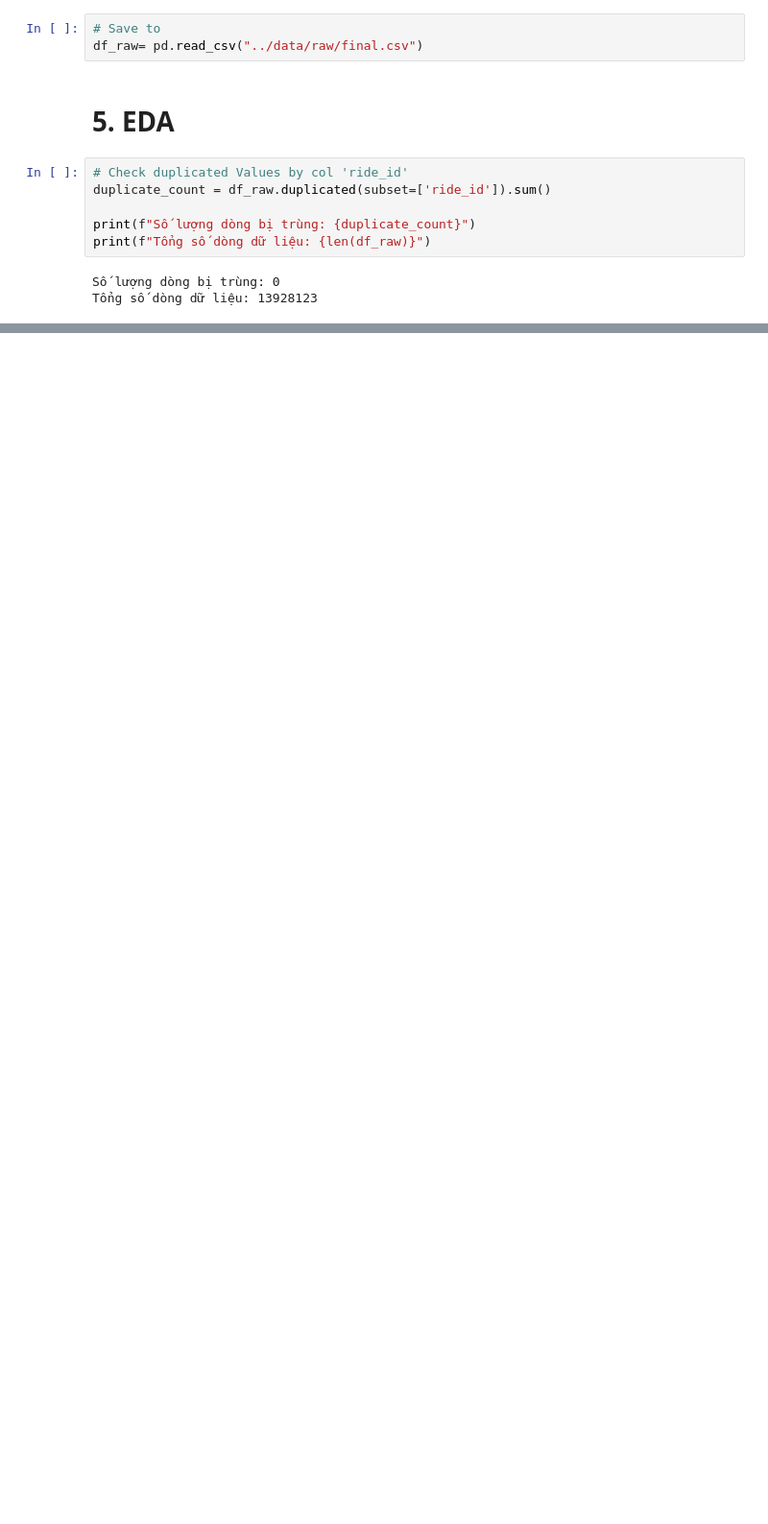
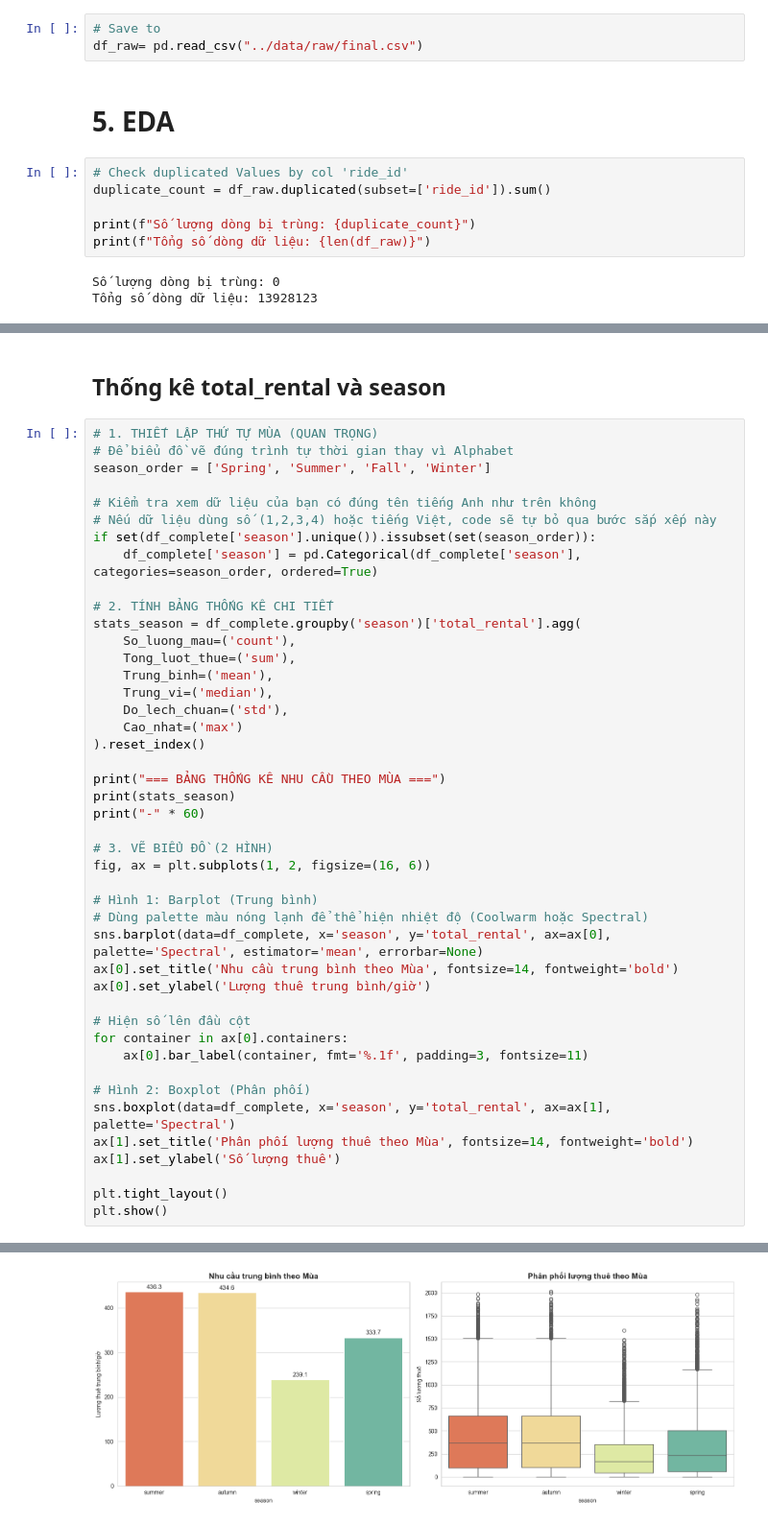
Before and after one commit to thanhhao1207-cell/bike-sharing-demand-forecast, a Jupyter notebook: notebook/experiment (1).ipynb, the cells around one changed output, grey strips where cells are left out. Shown at 96% size. Drawn from its saved outputs; the diff is of its cells as text; blank space fills up the shorter version.

```diff
--- a/notebook/experiment (1).ipynb
+++ b/notebook/experiment (1).ipynb
@@ -358,0 +391,47 @@ Passing `palette` without assigning `hue` is deprecated and will be removed in v
+# %% [markdown]
+## Thống kê total_rental và season
+# %%
+# 1. THIẾT LẬP THỨ TỰ MÙA (QUAN TRỌNG)
+# Để biểu đồ vẽ đúng trình tự thời gian thay vì Alphabet
+season_order = ['Spring', 'Summer', 'Fall', 'Winter']
+
+# Kiểm tra xem dữ liệu của bạn có đúng tên tiếng Anh như trên không
+# Nếu dữ liệu dùng số (1,2,3,4) hoặc tiếng Việt, code sẽ tự bỏ qua bước sắp xếp này
+if set(df_complete['season'].unique()).issubset(set(season_order)):
+    df_complete['season'] = pd.Categorical(df_complete['season'], categories=season_order, ordered=True)
+
+# 2. TÍNH BẢNG THỐNG KÊ CHI TIẾT
+stats_season = df_complete.groupby('season')['total_rental'].agg(
+    So_luong_mau=('count'),
+    Tong_luot_thue=('sum'),
+    Trung_binh=('mean'),
+    Trung_vi=('median'),
+    Do_lech_chuan=('std'),
+    Cao_nhat=('max')
+).reset_index()
+
+print("=== BẢNG THỐNG KÊ NHU CẦU THEO MÙA ===")
+print(stats_season)
+print("-" * 60)
+
+# 3. VẼ BIỂU ĐỒ (2 HÌNH)
+fig, ax = plt.subplots(1, 2, figsize=(16, 6))
+
+# Hình 1: Barplot (Trung bình)
+# Dùng palette màu nóng lạnh để thể hiện nhiệt độ (Coolwarm hoặc Spectral)
+sns.barplot(data=df_complete, x='season', y='total_rental', ax=ax[0], palette='Spectral', estimator='mean', errorbar=None)
+ax[0].set_title('Nhu cầu trung bình theo Mùa', fontsize=14, fontweight='bold')
+ax[0].set_ylabel('Lượng thuê trung bình/giờ')
+
+# Hiện số lên đầu cột
+for container in ax[0].containers:
+    ax[0].bar_label(container, fmt='%.1f', padding=3, fontsize=11)
+
+# Hình 2: Boxplot (Phân phối)
+sns.boxplot(data=df_complete, x='season', y='total_rental', ax=ax[1], palette='Spectral')
+ax[1].set_title('Phân phối lượng thuê theo Mùa', fontsize=14, fontweight='bold')
+ax[1].set_ylabel('Số lượng thuê')
+
+plt.tight_layout()
+plt.show()
+# %% [output]
@@ -358,0 +458 @@ Passing `palette` without assigning `hue` is deprecated and will be removed in v
+[figure, added]
```
Also changed, not shown: parts of 17 cells of this notebook.
